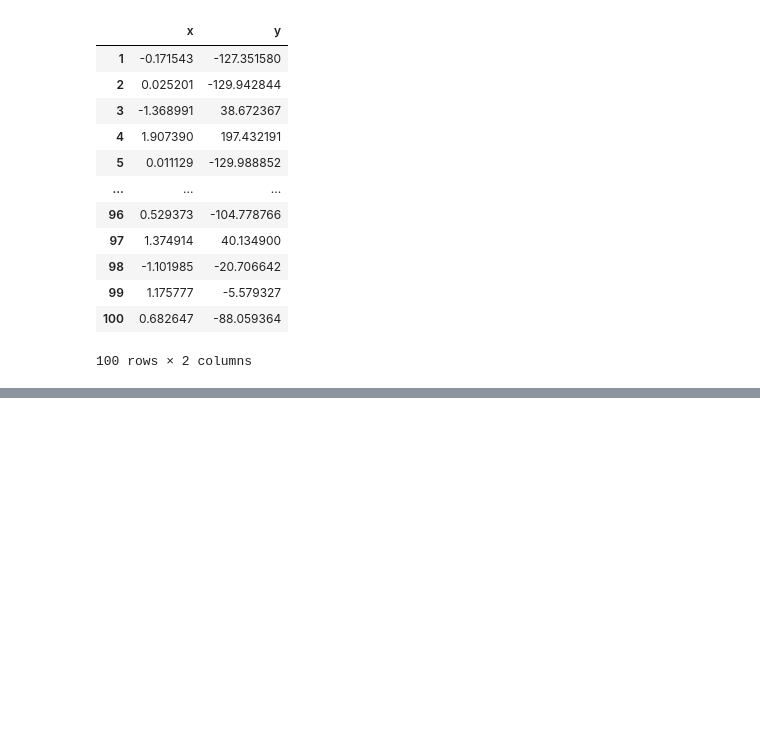
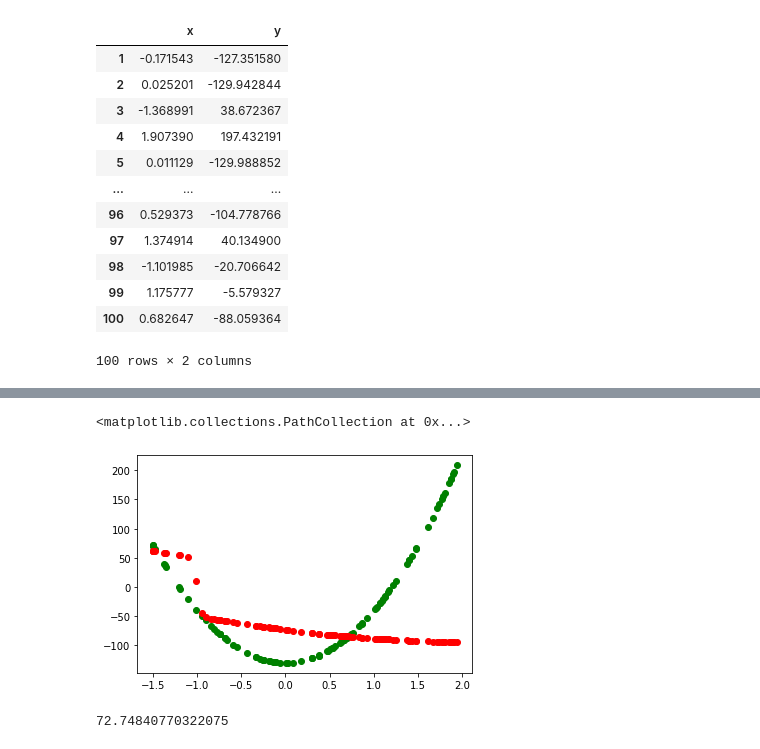
Before and after one commit to niladrem/mioad, a Jupyter notebook: lab01.ipynb, the cells around one changed output, grey strips where cells are left out. Cells and saved outputs as stored; diff of their text form; code cells hidden in the pictures; blank space fills up the shorter version.

```diff
--- a/lab01.ipynb
+++ b/lab01.ipynb
@@ -135,0 +161,23 @@ class Network:
+# %%
+mlp = Network(["sigmoid", "linear"], [
+    [
+        [1, -5],
+        [1, 1],
+        [1, 1],
+        [1, 3],
+        [-50, 2]
+    ],
+    [
+        [0,-100,0,0,0,100]
+    ]])
+y_pred = mlp.forward(x)
+y_pred = np.squeeze(y_pred)
+plt.scatter(train_df['x'], train_df['y'], color='green')
+plt.scatter(train_df['x'], y_pred, color='red')
+# %% [output]
+<matplotlib.collections.PathCollection at 0x...>
+[figure, added]
+# %%
+metrics.mean_absolute_error(train_df['y'], y_pred)
+# %% [output]
+72.74840770322075
```
Also changed, not shown: parts of 12 cells of this notebook.
